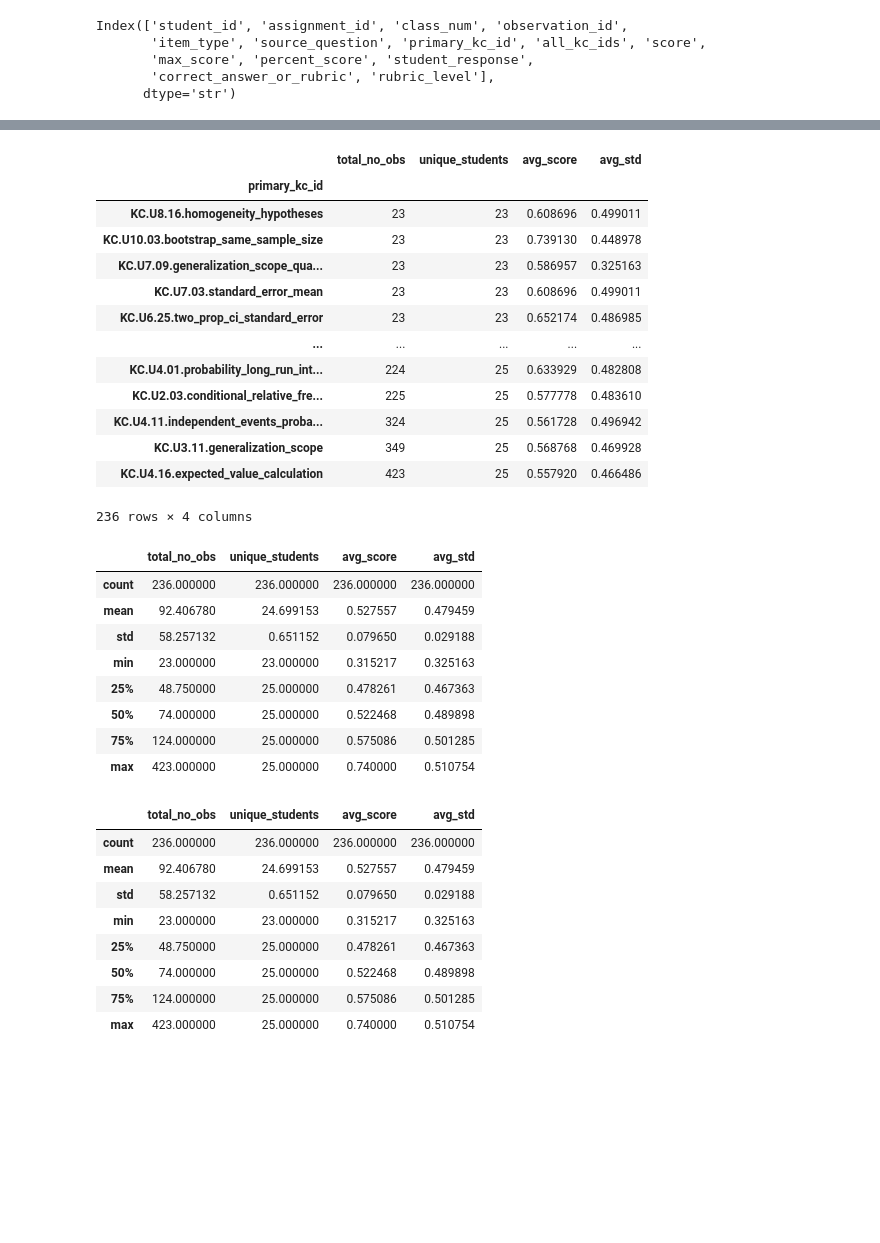
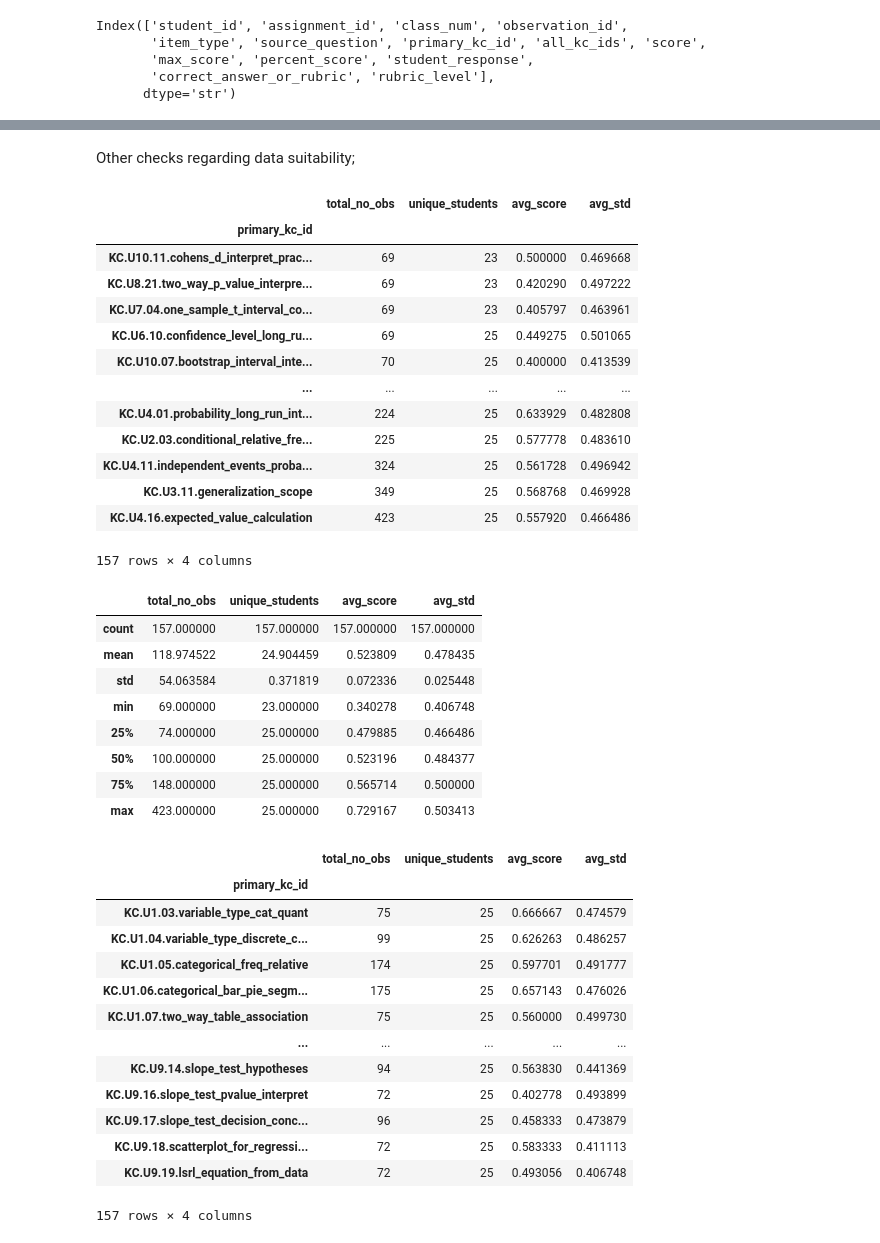
Before and after one commit to mailysg8/ai-student-progress-tracker, a Jupyter notebook: notebooks/best_subset_data.ipynb, the cells around one changed output, grey strips where cells are left out. Cells and saved outputs as stored; diff of their text form; code cells hidden in the pictures; blank space fills up the shorter version.

Commit message:
adds best_subset data

```diff
--- a/notebooks/best_subset_data.ipynb
+++ b/notebooks/best_subset_data.ipynb
@@ -71,3 +71,10 @@ Index(['student_id', 'assignment_id', 'class_num', 'observation_id',
        'max_score', 'percent_score', 'student_response',
        'correct_answer_or_rubric', 'rubric_level'],
       dtype='str')
+# %%
+# check to select KC's that were attempted by at least 3 times per student
+
+check_1 = data.groupby(['primary_kc_id', 'student_id']).size().reset_index(name='attempts')
+
+
+check_1
@@ -73,0 +118,3 @@ Index(['student_id', 'assignment_id', 'class_num', 'observation_id',
+# %%
+greater_3_stud = check_1[check_1['attempts'] >= 3]
+greater_3_stud
@@ -73,0 +169,5 @@ Index(['student_id', 'assignment_id', 'class_num', 'observation_id',
+# %%
+# subsetting the data
+
+cleaned_1_data = data[data['primary_kc_id'].isin(greater_3_stud['primary_kc_id'].unique())].reset_index(drop=True)
+cleaned_1_data.info()
@@ -74,5 +192,7 @@ Index(['student_id', 'assignment_id', 'class_num', 'observation_id',
+# %% [markdown]
+Other checks regarding data suitability;
 # %%
-kc_stats = data.groupby('primary_kc_id').agg(
+kc_stats = cleaned_1_data.groupby('primary_kc_id').agg(
     total_no_obs=('score', 'count'),
     unique_students=('student_id', 'nunique'),
     avg_score= ('score', 'mean'),
@@ -83,39 +203,52 @@ kc_stats.sort_values(by='total_no_obs')
 # %% [output]
 |  | total_no_obs | unique_students | avg_score | avg_std |
 | primary_kc_id |  |  |  |  |
-| KC.U8.16.homogeneity_hypotheses | 23 | 23 | 0.608696 | 0.499011 |
-| KC.U10.03.bootstrap_same_sample_size | 23 | 23 | 0.739130 | 0.448978 |
-| KC.U7.09.generalization_scope_qua... | 23 | 23 | 0.586957 | 0.325163 |
-| KC.U7.03.standard_error_mean | 23 | 23 | 0.608696 | 0.499011 |
-| KC.U6.25.two_prop_ci_standard_error | 23 | 23 | 0.652174 | 0.486985 |
+| KC.U10.11.cohens_d_interpret_prac... | 69 | 23 | 0.500000 | 0.469668 |
+| KC.U8.21.two_way_p_value_interpre... | 69 | 23 | 0.420290 | 0.497222 |
+| KC.U7.04.one_sample_t_interval_co... | 69 | 23 | 0.405797 | 0.463961 |
+| KC.U6.10.confidence_level_long_ru... | 69 | 25 | 0.449275 | 0.501065 |
+| KC.U10.07.bootstrap_interval_inte... | 70 | 25 | 0.400000 | 0.413539 |
 | ... | ... | ... | ... | ... |
 | KC.U4.01.probability_long_run_int... | 224 | 25 | 0.633929 | 0.482808 |
 | KC.U2.03.conditional_relative_fre... | 225 | 25 | 0.577778 | 0.483610 |
 | KC.U4.11.independent_events_proba... | 324 | 25 | 0.561728 | 0.496942 |
 | KC.U3.11.generalization_scope | 349 | 25 | 0.568768 | 0.469928 |
 | KC.U4.16.expected_value_calculation | 423 | 25 | 0.557920 | 0.466486 |
-236 rows × 4 columns
+157 rows × 4 columns
 # %%
 kc_stats.describe()
 # %% [output]
 |  | total_no_obs | unique_students | avg_score | avg_std |
-| count | 236.000000 | 236.000000 | 236.000000 | 236.000000 |
-| mean | 92.406780 | 24.699153 | 0.527557 | 0.479459 |
-| std | 58.257132 | 0.651152 | 0.079650 | 0.029188 |
-| min | 23.000000 | 23.000000 | 0.315217 | 0.325163 |
-| 25% | 48.750000 | 25.000000 | 0.478261 | 0.467363 |
-| 50% | 74.000000 | 25.000000 | 0.522468 | 0.489898 |
-| 75% | 124.000000 | 25.000000 | 0.575086 | 0.501285 |
-| max | 423.000000 | 25.000000 | 0.740000 | 0.510754 |
+| count | 157.000000 | 157.000000 | 157.000000 | 157.000000 |
+| mean | 118.974522 | 24.904459 | 0.523809 | 0.478435 |
+| std | 54.063584 | 0.371819 | 0.072336 | 0.025448 |
+| min | 69.000000 | 23.000000 | 0.340278 | 0.406748 |
+| 25% | 74.000000 | 25.000000 | 0.479885 | 0.466486 |
+| 50% | 100.000000 | 25.000000 | 0.523196 | 0.484377 |
+| 75% | 148.000000 | 25.000000 | 0.565714 | 0.500000 |
+| max | 423.000000 | 25.000000 | 0.729167 | 0.503413 |
 # %%
-kc_stats.describe()
+min_obs = 30
+# min_students = 10
+min_var = 0.1
+
+kc_stats[
+    (kc_stats['total_no_obs']>=min_obs) &
+    #(kc_stats['unique_students']>=min_students) &
+    (kc_stats['avg_std']>min_var)
+]
 # %% [output]
 |  | total_no_obs | unique_students | avg_score | avg_std |
-| count | 236.000000 | 236.000000 | 236.000000 | 236.000000 |
-| mean | 92.406780 | 24.699153 | 0.527557 | 0.479459 |
-| std | 58.257132 | 0.651152 | 0.079650 | 0.029188 |
-| min | 23.000000 | 23.000000 | 0.315217 | 0.325163 |
-| 25% | 48.750000 | 25.000000 | 0.478261 | 0.467363 |
-| 50% | 74.000000 | 25.000000 | 0.522468 | 0.489898 |
-| 75% | 124.000000 | 25.000000 | 0.575086 | 0.501285 |
-| max | 423.000000 | 25.000000 | 0.740000 | 0.510754 |
+| primary_kc_id |  |  |  |  |
+| KC.U1.03.variable_type_cat_quant | 75 | 25 | 0.666667 | 0.474579 |
+| KC.U1.04.variable_type_discrete_c... | 99 | 25 | 0.626263 | 0.486257 |
+| KC.U1.05.categorical_freq_relative | 174 | 25 | 0.597701 | 0.491777 |
+| KC.U1.06.categorical_bar_pie_segm... | 175 | 25 | 0.657143 | 0.476026 |
+| KC.U1.07.two_way_table_association | 75 | 25 | 0.560000 | 0.499730 |
+| ... | ... | ... | ... | ... |
+| KC.U9.14.slope_test_hypotheses | 94 | 25 | 0.563830 | 0.441369 |
+| KC.U9.16.slope_test_pvalue_interpret | 72 | 25 | 0.402778 | 0.493899 |
+| KC.U9.17.slope_test_decision_conc... | 96 | 25 | 0.458333 | 0.473879 |
+| KC.U9.18.scatterplot_for_regressi... | 72 | 25 | 0.583333 | 0.411113 |
+| KC.U9.19.lsrl_equation_from_data | 72 | 25 | 0.493056 | 0.406748 |
+157 rows × 4 columns
```
Also changed, not shown: parts of 12 cells of this notebook, 1 other file.
